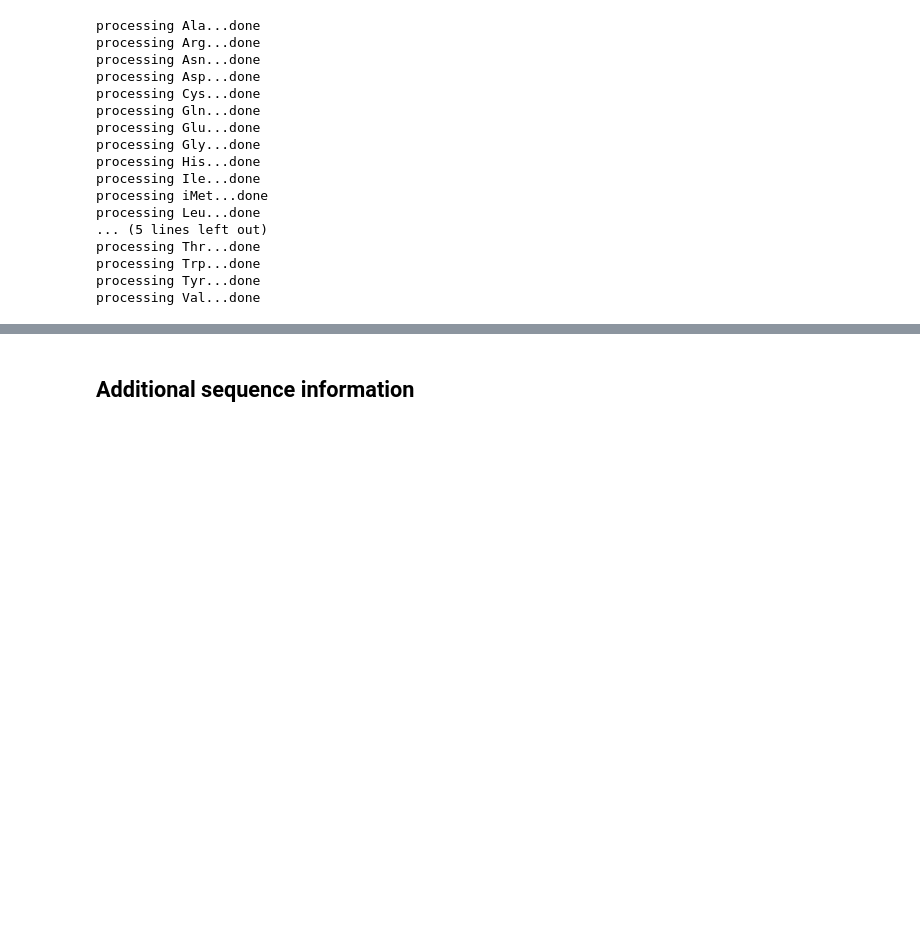
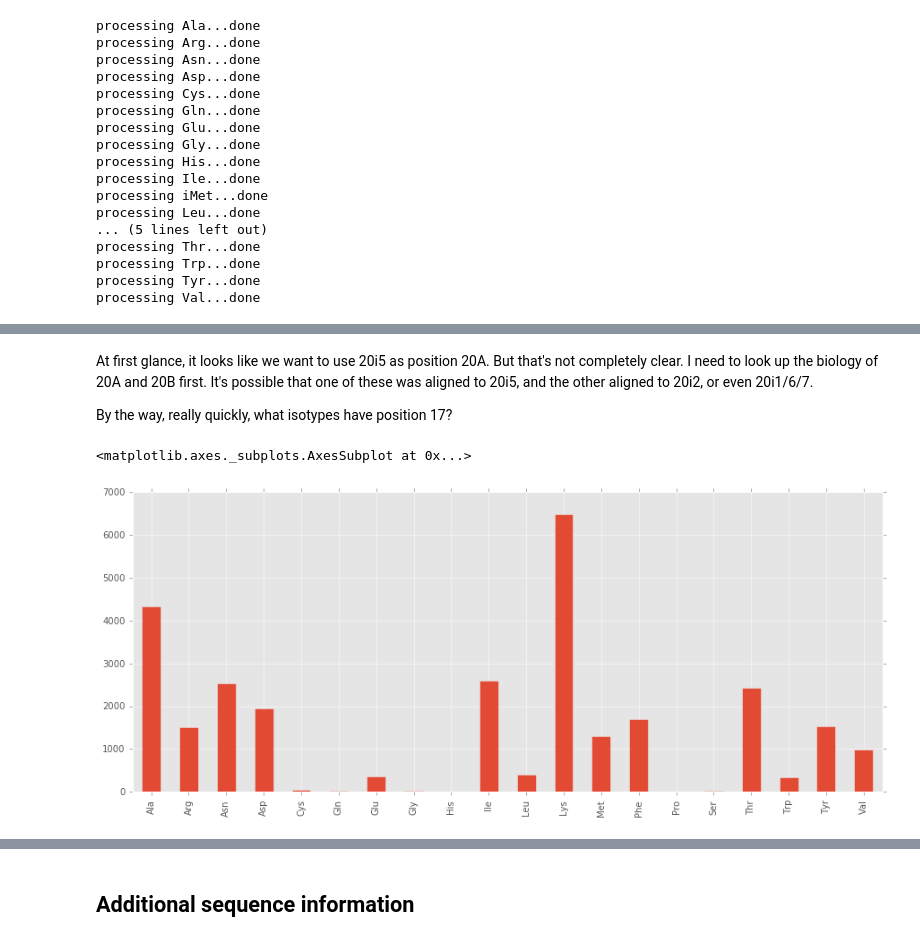
Before and after one commit to bylin/euk-features, a Jupyter notebook: notebooks/euk-tRNAs.ipynb, the cells around one changed output, grey strips where cells are left out. Saved outputs shown, nothing was run; the diff lists cells and outputs as text; code cells hidden in the pictures; blank space fills up the shorter version.

```diff
--- a/notebooks/euk-tRNAs.ipynb
+++ b/notebooks/euk-tRNAs.ipynb
@@ -227,0 +280,12 @@ processing Val...done
+# %% [markdown]
+At first glance, it looks like we want to use 20i5 as position 20A. But that's not completely clear. I need to look up the biology of 20A and 20B first. It's possible that one of these was aligned to 20i5, and the other aligned to 20i2, or even 20i1/6/7.
+
+By the way, really quickly, what isotypes have position 17?
+# %%
+df = pd.melt(identities[['isotype', '17']], id_vars=['isotype'])
+df = df[(df.value != ".") & (df.value != "-")]
+df = pd.Series(Counter([x for x in df.isotype]))
+df.plot(kind='bar')
+# %% [output]
+<matplotlib.axes._subplots.AxesSubplot at 0x...>
+[figure, added]
```
Also changed, not shown: parts of 29 cells of this notebook.
